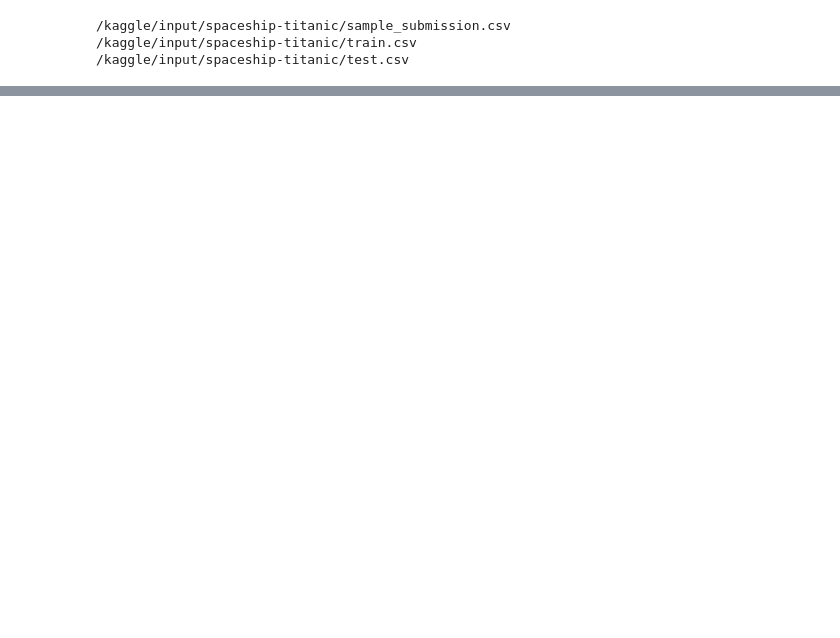
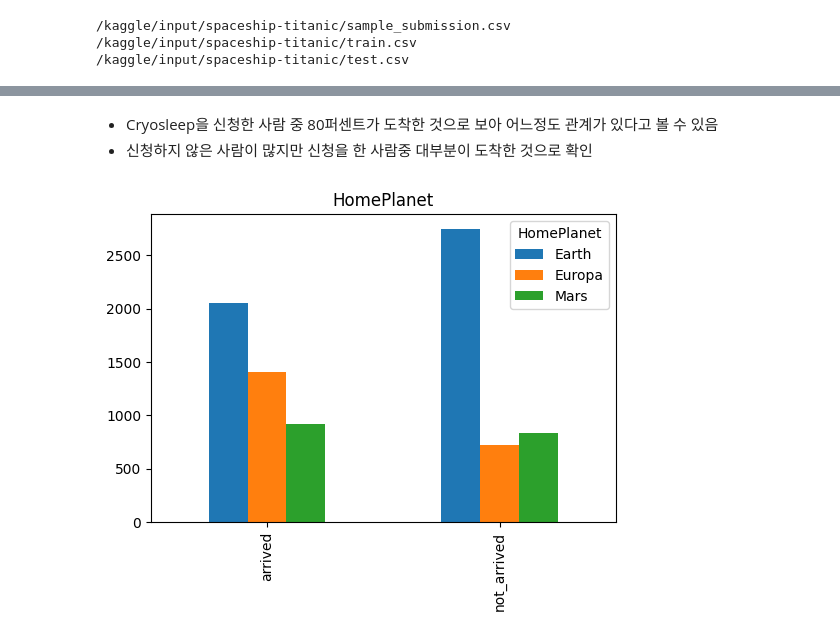
Before and after one commit to kyunghyunHan/kaggle, a Jupyter notebook: spaceship-titanic.ipynb, the cells around one changed output, grey strips where cells are left out. Drawn from its saved outputs; the diff is of its cells as text; code cells hidden in the pictures; blank space fills up the shorter version.

```diff
--- a/spaceship-titanic.ipynb
+++ b/spaceship-titanic.ipynb
@@ -43,0 +146,15 @@ print(aa)
+# %% [markdown]
+- Cryosleep을 신청한 사람 중 80퍼센트가 도착한 것으로 보아 어느정도 관계가 있다고 볼 수 있음
+- 신청하지 않은 사람이 많지만 신청을 한 사람중 대부분이 도착한 것으로 확인
+# %%
+train_data[['HomePlanet', 'Transported']].groupby(['HomePlanet'], as_index=False).mean().sort_values(by='Transported')
+
+arrived = train_data[train_data['Transported'] == 1]['HomePlanet']. value_counts()
+not_arrived = train_data[train_data['Transported'] == 0]['HomePlanet']. value_counts()
+df = pd. DataFrame([arrived, not_arrived])
+df.index = ['arrived','not_arrived']
+df.plot(kind= 'bar',stacked= False , figsize= (6,4))
+plt.title('HomePlanet')
+plt. show()
+# %% [output]
+[figure, added]
```
Also changed, not shown: parts of 27 cells of this notebook.
